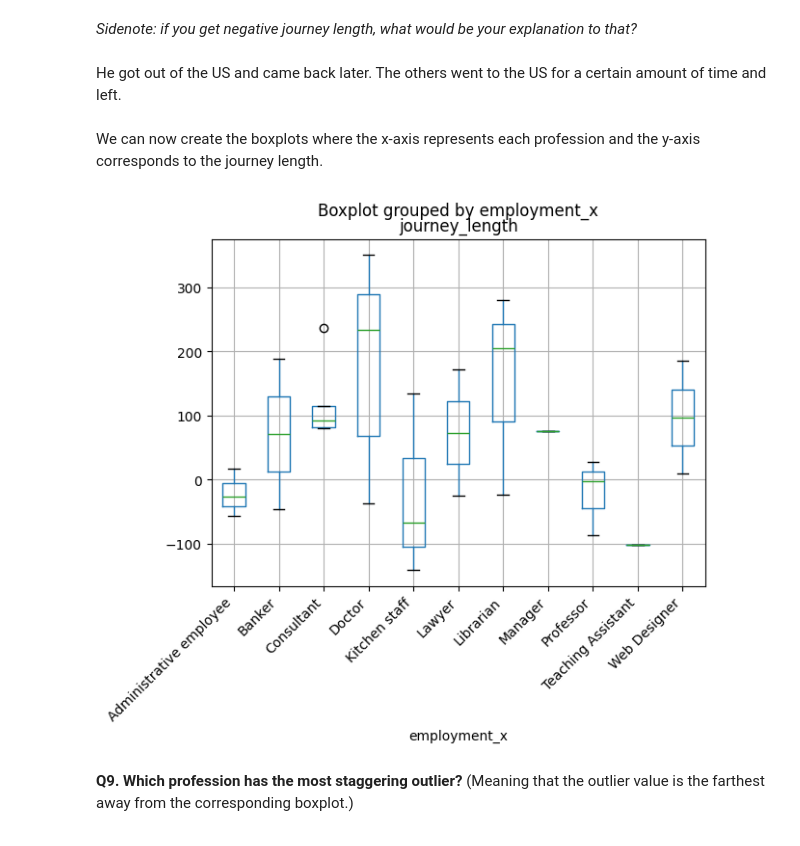
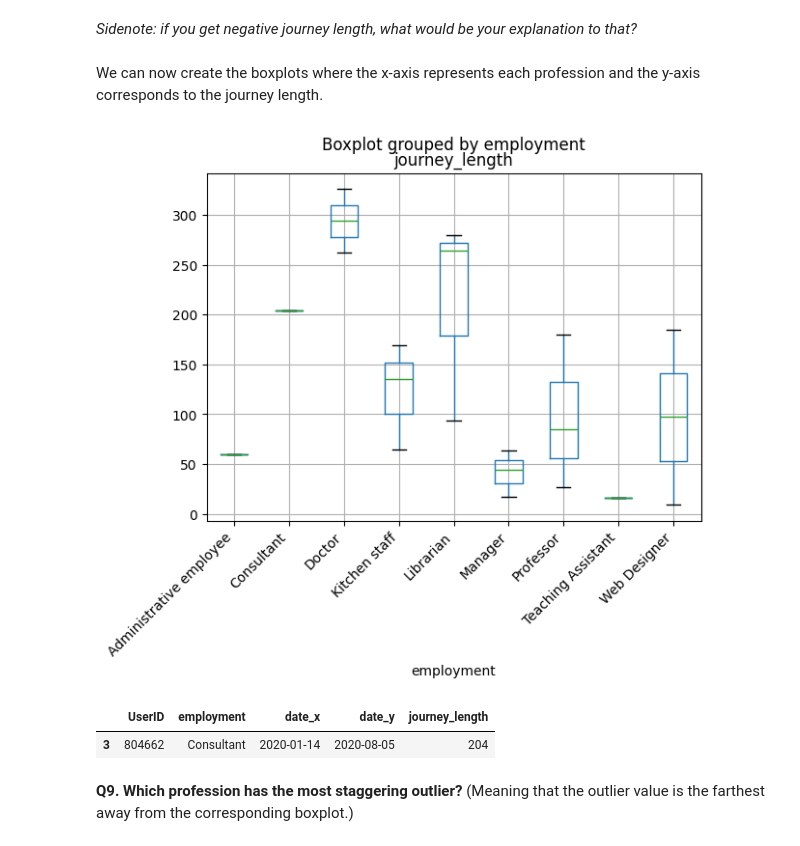
Before and after one commit to AmirJffr/DataScience-and-Machine-Learning-Master-SI, a Jupyter notebook: Assignment_part_1.ipynb, the cells around one changed output. Drawn from its saved outputs; the diff is of its cells as text; code cells hidden in the pictures.

```diff
--- a/Assignment_part_1.ipynb
+++ b/Assignment_part_1.ipynb
@@ -226,7 +224,7 @@ travelRecords.head()
 
 The result should contain the features flightName, Departure, Arrival,  Date, UserID, first_name, last_name, etc.
 # %%
-generalRecords = pd.merge(travelRecords, userRecords, on='UserID')
+generalRecords = pd.merge(travelRecords, userRecords, on='UserID',how='inner')
 generalRecords.head()
 # %% [output]
 |  | flightName | departure | destination | date | UserID | first_name | last_name | birthday | country | ... |
@@ -238,4 +236,4 @@ generalRecords.head()
 # %% [markdown]
 Remember, our suspect operates meticulously, ensuring that there are no null values in any entries.
 # %%
-generalRecords.dropna()
+generalRecords.dropna(inplace=True)
@@ -258,7 +242,8 @@ Let's now identify the users who has **travelled to** the United States (US) bet
 
 *Note that the travel date is not in datetime format.*
 # %%
-generalRecords['date'] = pd.to_datetime(generalRecords['date'])
+generalRecords['date'] = pd.to_datetime(generalRecords['date'],format='%d.%m.%y',errors='coerce')
+#generalRecords.head()
 suspects1 = generalRecords[(generalRecords['date'] >= '2019-09-01') & (generalRecords['date'] <= '2020-10-31') & (generalRecords['destination'] == 'US')]
 suspects1['UserID'].nunique()
 # %% [output]
@@ -316,6 +299,6 @@ departureUS = departureUS[['UserID', 'employment', 'date']]
 # %% [markdown]
 We can now join the two tables on user ID.
 # %%
-totalUS = pd.merge(arrivalUS, departureUS, on='UserID')
+totalUS = pd.merge(arrivalUS, departureUS, on=('UserID', 'employment'))
 totalUS.head()
 # %% [output]
@@ -343,15 +326,18 @@ totalUS.head()
 # %% [markdown]
 *Sidenote: if you get negative journey length, what would be your explanation to that?*
-# %% [markdown]
-He got out of the US and came back later. The others went to the US for a certain amount of time and left.
 # %% [markdown]
 We can now create the boxplots where the x-axis represents each profession and the y-axis corresponds to the journey length.
 # %%
-totalUS.boxplot(column='journey_length', by='employment_x')
+totalUS.boxplot(column='journey_length', by='employment')
 plt.xticks(rotation=45, ha="right")
 plt.show()
+totalUS.groupby('employment')['UserID'].nunique().sort_values(ascending=False)
+df = totalUS[totalUS['employment']=='Consultant']
+df.head()
 # %% [output]
-[figure, old version]
+[figure, new version]
+|  | UserID | employment | date_x | date_y | journey_length |
+| 3 | 804662 | Consultant | 2020-01-14 | 2020-08-05 | 204 |
 # %% [markdown]
 **Q9. Which profession has the most staggering outlier?**
 (Meaning that the outlier value is the farthest away from the corresponding boxplot.)
```
Also changed, not shown: parts of 14 cells of this notebook.
